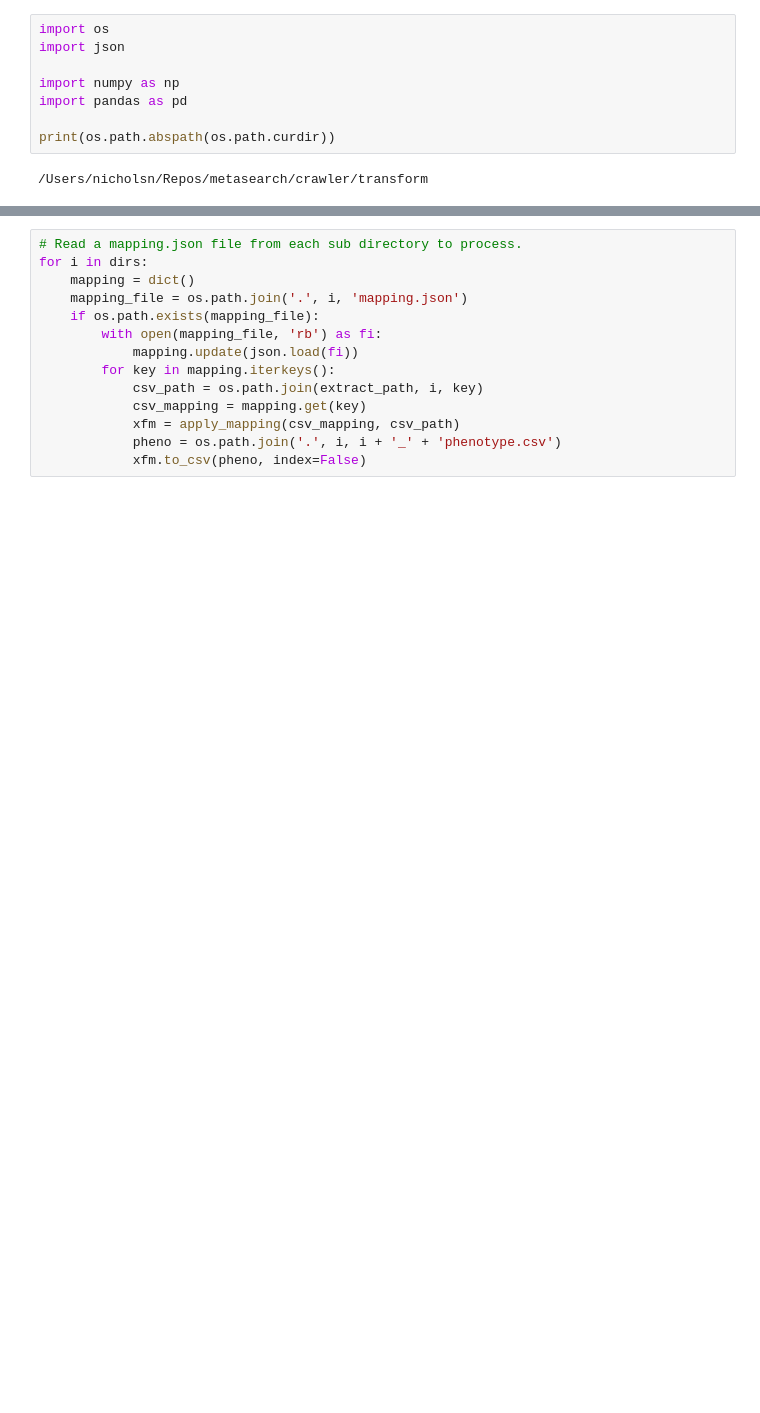
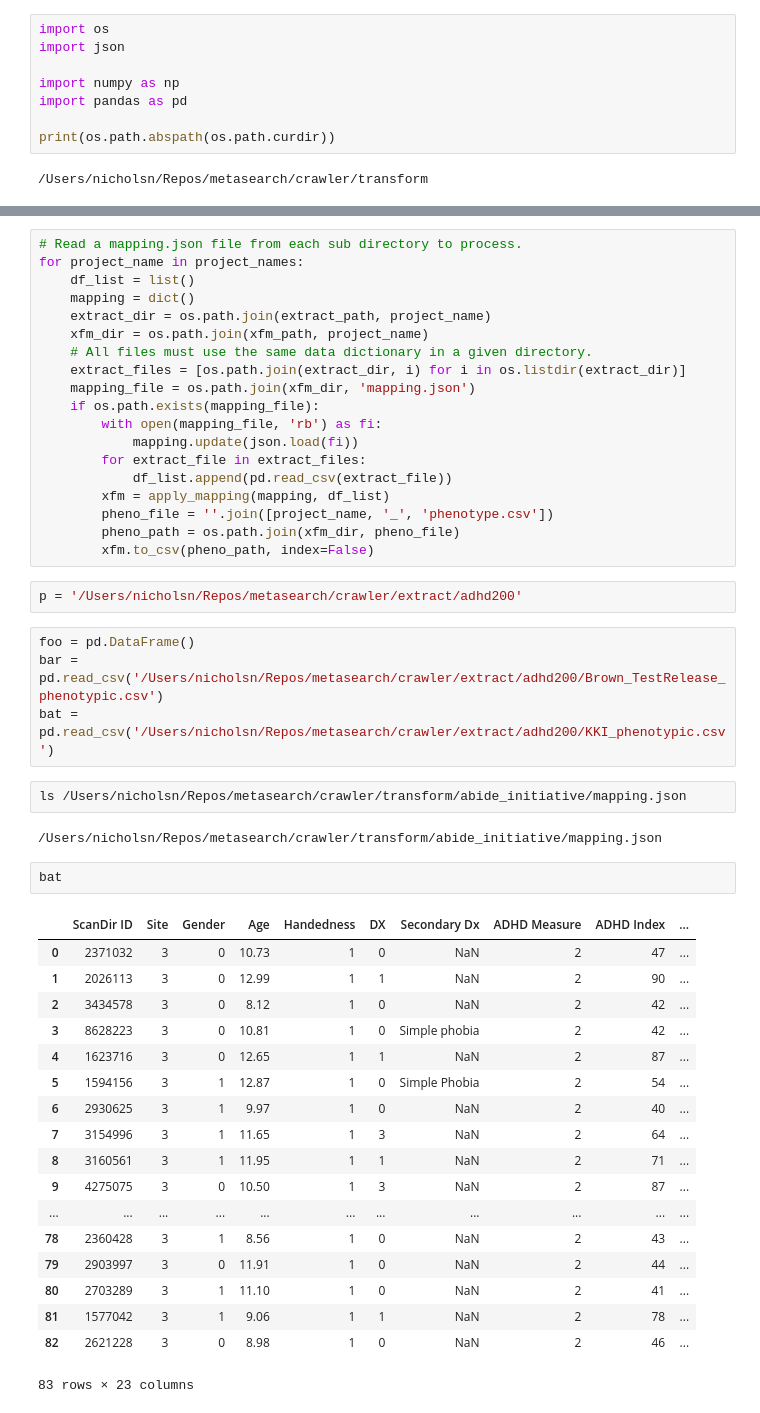
Before and after one commit to OpenNeuroLab/metasearch, a Jupyter notebook: crawler/transform/transform.ipynb, the cells around one changed output, grey strips where cells are left out. Cells and saved outputs as stored; diff of their text form; blank space fills up the shorter version.

Commit message:
add: updated mapping approach for adhd200

```diff
--- a/crawler/transform/transform.ipynb
+++ b/crawler/transform/transform.ipynb
@@ -33,15 +34,51 @@ def apply_mapping(mapping, csv_path):
     return df
 # %%
 # Read a mapping.json file from each sub directory to process.
-for i in dirs:
+for project_name in project_names:
+    df_list = list()
     mapping = dict()
-    mapping_file = os.path.join('.', i, 'mapping.json')
+    extract_dir = os.path.join(extract_path, project_name)
+    xfm_dir = os.path.join(xfm_path, project_name)
+    # All files must use the same data dictionary in a given directory.
+    extract_files = [os.path.join(extract_dir, i) for i in os.listdir(extract_dir)]
+    mapping_file = os.path.join(xfm_dir, 'mapping.json')
     if os.path.exists(mapping_file):
         with open(mapping_file, 'rb') as fi:
             mapping.update(json.load(fi))
-        for key in mapping.iterkeys():
-            csv_path = os.path.join(extract_path, i, key)
-            csv_mapping = mapping.get(key)
-            xfm = apply_mapping(csv_mapping, csv_path)
-            pheno = os.path.join('.', i, i + '_' + 'phenotype.csv')
-            xfm.to_csv(pheno, index=False)
+        for extract_file in extract_files:
+            df_list.append(pd.read_csv(extract_file))
+        xfm = apply_mapping(mapping, df_list)
+        pheno_file = ''.join([project_name, '_', 'phenotype.csv'])
+        pheno_path = os.path.join(xfm_dir, pheno_file)
+        xfm.to_csv(pheno_path, index=False)
+# %%
+p = '/Users/nicholsn/Repos/metasearch/crawler/extract/adhd200'
+# %%
+foo = pd.DataFrame()
+bar = pd.read_csv('/Users/nicholsn/Repos/metasearch/crawler/extract/adhd200/Brown_TestRelease_phenotypic.csv')
+bat = pd.read_csv('/Users/nicholsn/Repos/metasearch/crawler/extract/adhd200/KKI_phenotypic.csv')
+# %%
+ls /Users/nicholsn/Repos/metasearch/crawler/transform/abide_initiative/mapping.json
+# %% [output]
+/Users/nicholsn/Repos/metasearch/crawler/transform/abide_initiative/mapping.json
+# %%
+bat
+# %% [output]
+|  | ScanDir ID | Site | Gender | Age | Handedness | DX | Secondary Dx | ADHD Measure | ADHD Index | ... |
+| 0 | 2371032 | 3 | 0 | 10.73 | 1 | 0 | NaN | 2 | 47 | ... |
+| 1 | 2026113 | 3 | 0 | 12.99 | 1 | 1 | NaN | 2 | 90 | ... |
+| 2 | 3434578 | 3 | 0 | 8.12 | 1 | 0 | NaN | 2 | 42 | ... |
+| 3 | 8628223 | 3 | 0 | 10.81 | 1 | 0 | Simple phobia | 2 | 42 | ... |
+| 4 | 1623716 | 3 | 0 | 12.65 | 1 | 1 | NaN | 2 | 87 | ... |
+| 5 | 1594156 | 3 | 1 | 12.87 | 1 | 0 | Simple Phobia | 2 | 54 | ... |
+| 6 | 2930625 | 3 | 1 | 9.97 | 1 | 0 | NaN | 2 | 40 | ... |
+| 7 | 3154996 | 3 | 1 | 11.65 | 1 | 3 | NaN | 2 | 64 | ... |
+| 8 | 3160561 | 3 | 1 | 11.95 | 1 | 1 | NaN | 2 | 71 | ... |
+| 9 | 4275075 | 3 | 0 | 10.50 | 1 | 3 | NaN | 2 | 87 | ... |
+| ... | ... | ... | ... | ... | ... | ... | ... | ... | ... | ... |
+| 78 | 2360428 | 3 | 1 | 8.56 | 1 | 0 | NaN | 2 | 43 | ... |
+| 79 | 2903997 | 3 | 0 | 11.91 | 1 | 0 | NaN | 2 | 44 | ... |
+| 80 | 2703289 | 3 | 1 | 11.10 | 1 | 0 | NaN | 2 | 41 | ... |
+| 81 | 1577042 | 3 | 1 | 9.06 | 1 | 1 | NaN | 2 | 78 | ... |
+| 82 | 2621228 | 3 | 0 | 8.98 | 1 | 0 | NaN | 2 | 46 | ... |
+83 rows × 23 columns
```
Also changed, not shown: parts of 3 cells of this notebook, 4 other files.
